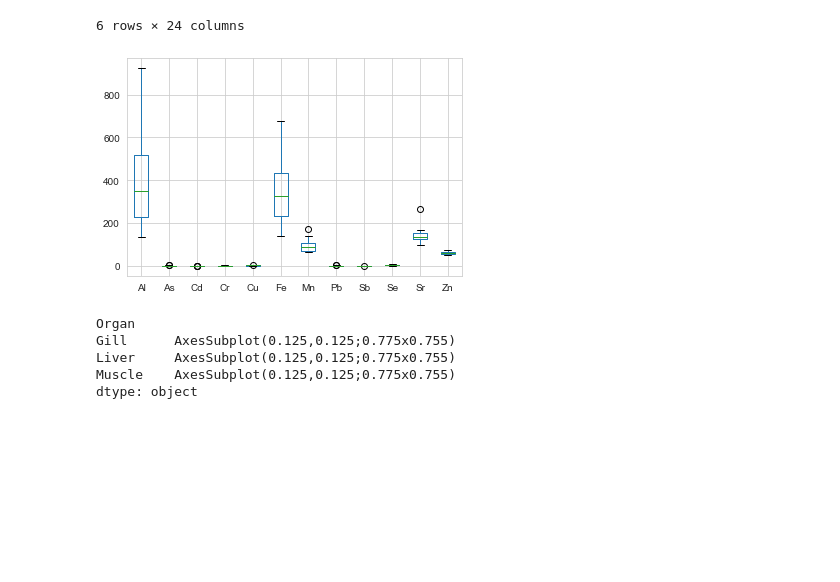
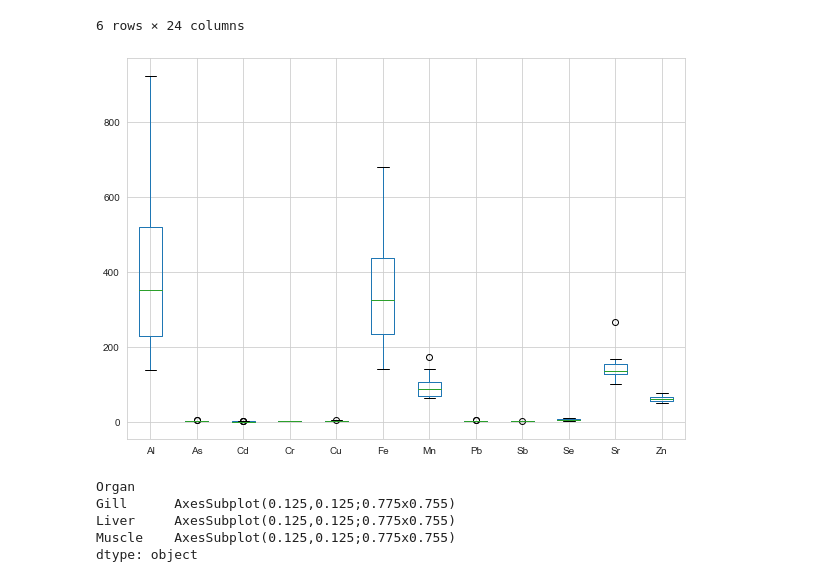
Before and after one commit to ChrisMontez/ICP-OES, a Jupyter notebook: Flag Boshielo Dam/Data Visualization.ipynb, the cells around one changed output. Drawn from its saved outputs; the diff is of its cells as text; code cells hidden in the pictures; blank space fills up the shorter version.

```diff
--- a/Flag Boshielo Dam/Data Visualization.ipynb
+++ b/Flag Boshielo Dam/Data Visualization.ipynb
@@ -32,9 +32,9 @@ OM_Muscle = df[(df['Species'] == 'Oreochromis mossambicus') & (df['Organ'] == 'M
 # %%
 # Metal content =  mg/kg dw
 # %%
-plot1 = OM_Gill[all_metals].plot.box()
+plot1 = OM_Gill[all_metals].plot.box(figsize = (10,7)).set_title = ('foo')
 # %% [output]
-[figure, old version]
+[figure, new version]
 # %%
 species_organ_OM[all_metals].plot.box()
 # %% [output]
```
Also changed, not shown: 1 other file.
